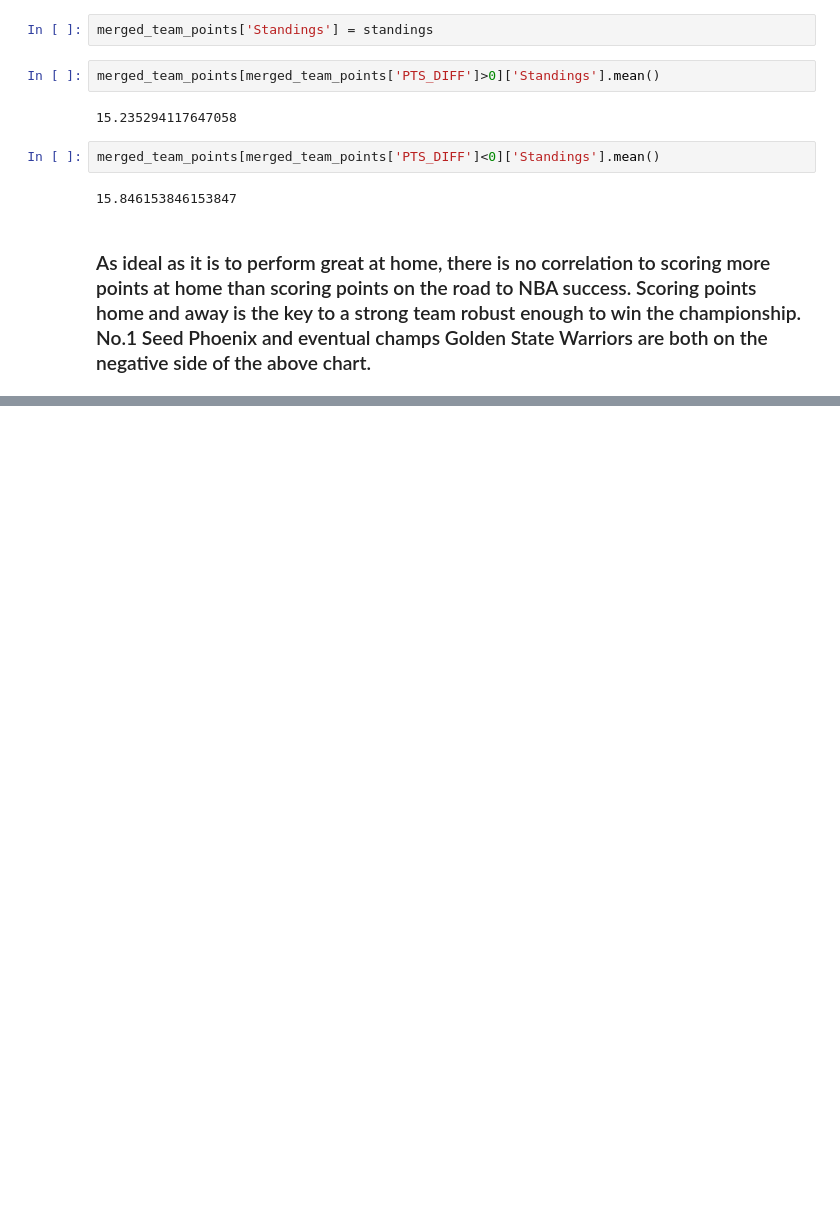
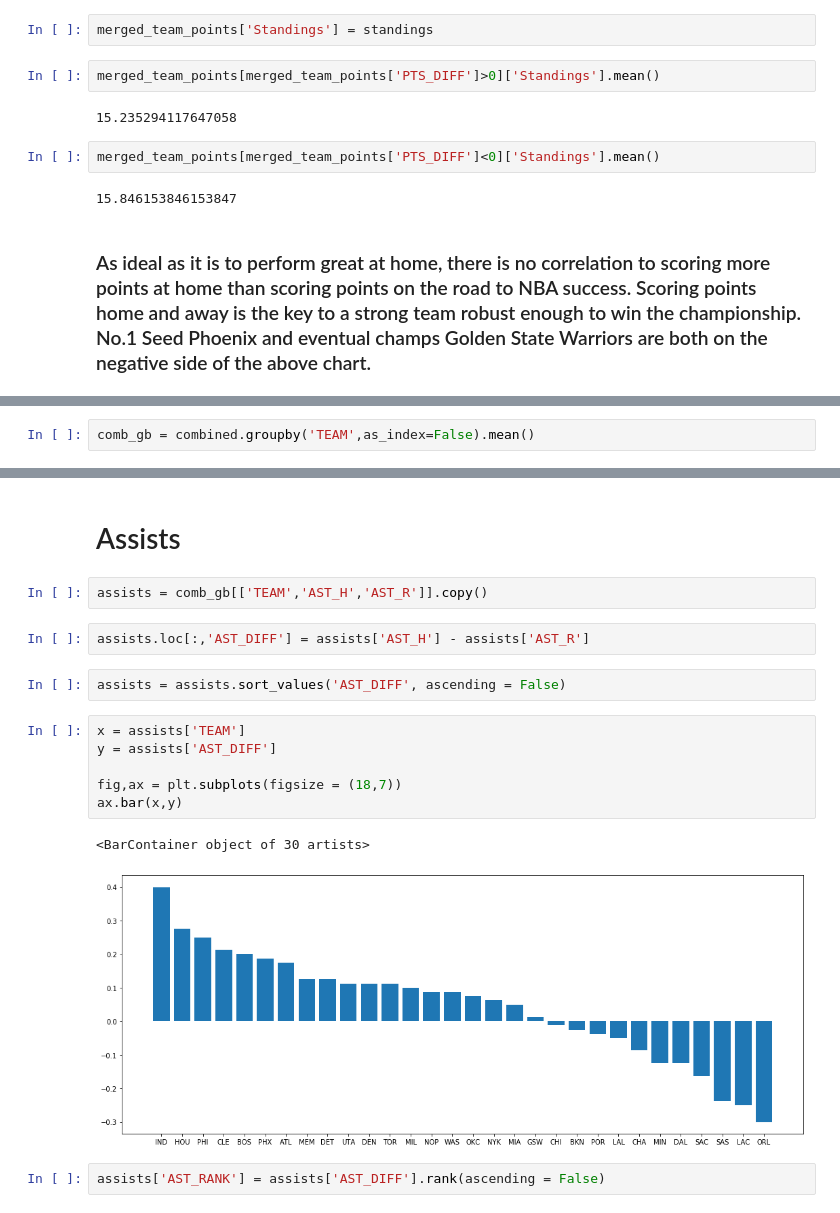
Before and after one commit to MGCorn/NBA-Home-Ground-Advantage-, a Jupyter notebook: NBA_Home ground advantage.ipynb, the cells around one changed output, grey strips where cells are left out. Cells and saved outputs as stored; diff of their text form; blank space fills up the shorter version.

```diff
--- a/NBA_Home ground advantage.ipynb
+++ b/NBA_Home ground advantage.ipynb
@@ -693,0 +850,2 @@ Text(0, 0.5, 'Point Difference')
+# %%
+comb_gb = combined.groupby('TEAM',as_index=False).mean()
@@ -693,0 +873,19 @@ Text(0, 0.5, 'Point Difference')
+# %% [markdown]
+# Assists
+# %%
+assists = comb_gb[['TEAM','AST_H','AST_R']].copy()
+# %%
+assists.loc[:,'AST_DIFF'] = assists['AST_H'] - assists['AST_R']
+# %%
+assists = assists.sort_values('AST_DIFF', ascending = False)
+# %%
+x = assists['TEAM']
+y = assists['AST_DIFF']
+
+fig,ax = plt.subplots(figsize = (18,7))
+ax.bar(x,y)
+# %% [output]
+<BarContainer object of 30 artists>
+[figure, added]
+# %%
+assists['AST_RANK'] = assists['AST_DIFF'].rank(ascending = False)
```
Also changed, not shown: parts of 93 cells of this notebook.
